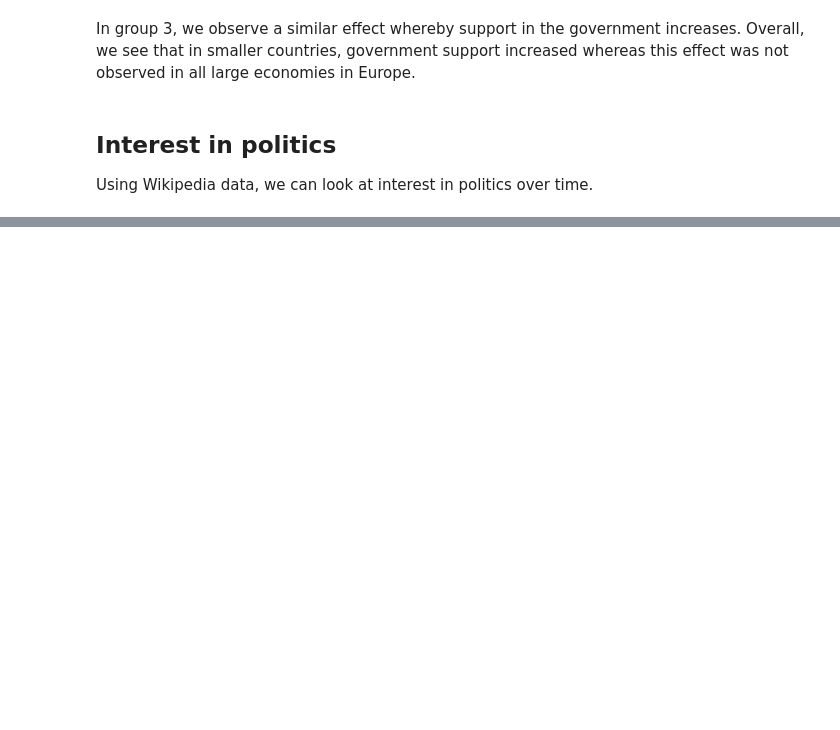
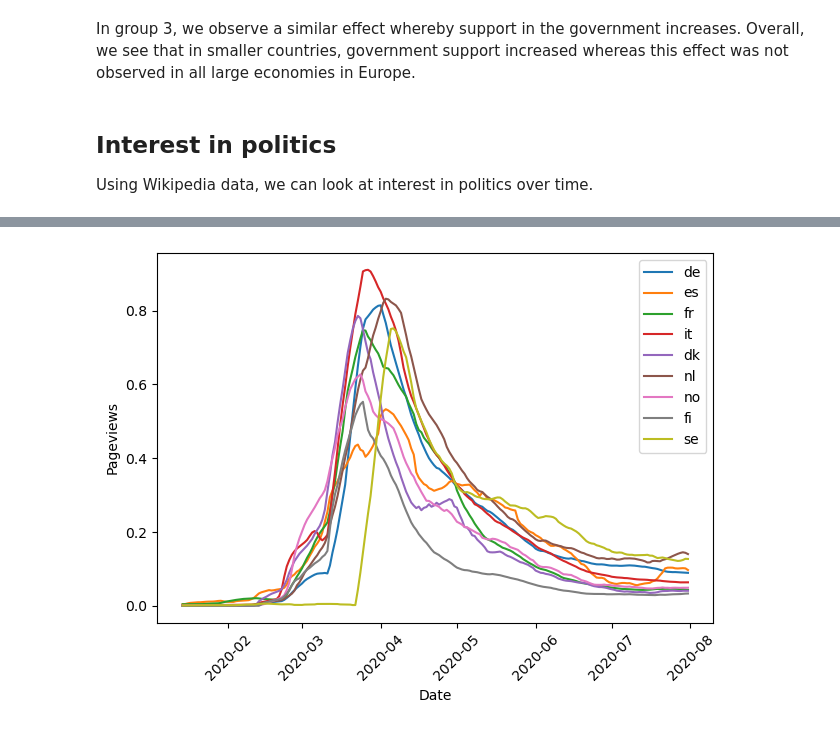
Before and after one commit to epfl-ada/ada-2022-project-zeta, a Jupyter notebook: ADAnalysis Titi.ipynb, the cells around one changed output, grey strips where cells are left out. Cells and saved outputs as stored; diff of their text form; code cells hidden in the pictures; blank space fills up the shorter version.

```diff
--- a/ADAnalysis Titi.ipynb
+++ b/ADAnalysis Titi.ipynb
@@ -187,0 +189,42 @@ Group 3
+# %%
+def plot_pageviews2(df, country, topic, df_dates):
+    """Plot pageviews data for a given country and topic."""
+
+    # Select last available year of data
+    df = df.loc[
+        pd.date_range(pd.to_datetime("2020-01-01"), pd.to_datetime("2020-07-31"))
+    ]
+
+    # Rolling average across 14 days
+    plt.plot(df.rolling(14).mean(), label=country)
+
+    plt.xlabel("Date")
+    plt.xticks(rotation=45)
+    plt.ylabel("Pageviews")
+    plt.tight_layout()
+
+    # plt.axvline(
+    #     x=pd.to_datetime(df_dates.loc[country, "Mobility"].strftime("%Y-%m-%d")),
+    #     color="red",
+    #     linestyle="--",
+    # )
+    # if country != "es":
+    #     plt.axvline(
+    #         x=pd.to_datetime(df_dates.loc[country, "Normalcy"].strftime("%Y-%m-%d")),
+    #         color="green",
+    #         linestyle="--",
+    #     )
+
+    # plt.legend(["Abnormal mobility", "Normal mobility"], loc="upper left")
+# %%
+plt.figure()
+for idx, group in enumerate(response_groups):
+    #print(f"Group {idx + 1}")
+    for country in group:
+        df = get_pageviews(df_pageviews, languages[country], "covid")
+        df = (df)/df.max()
+        plot_pageviews2(df, country, "covid", df_dates)
+plt.legend()
+plt.show()
+# %% [output]
+[figure, added]
```
Also changed, not shown: parts of 20 cells of this notebook.
